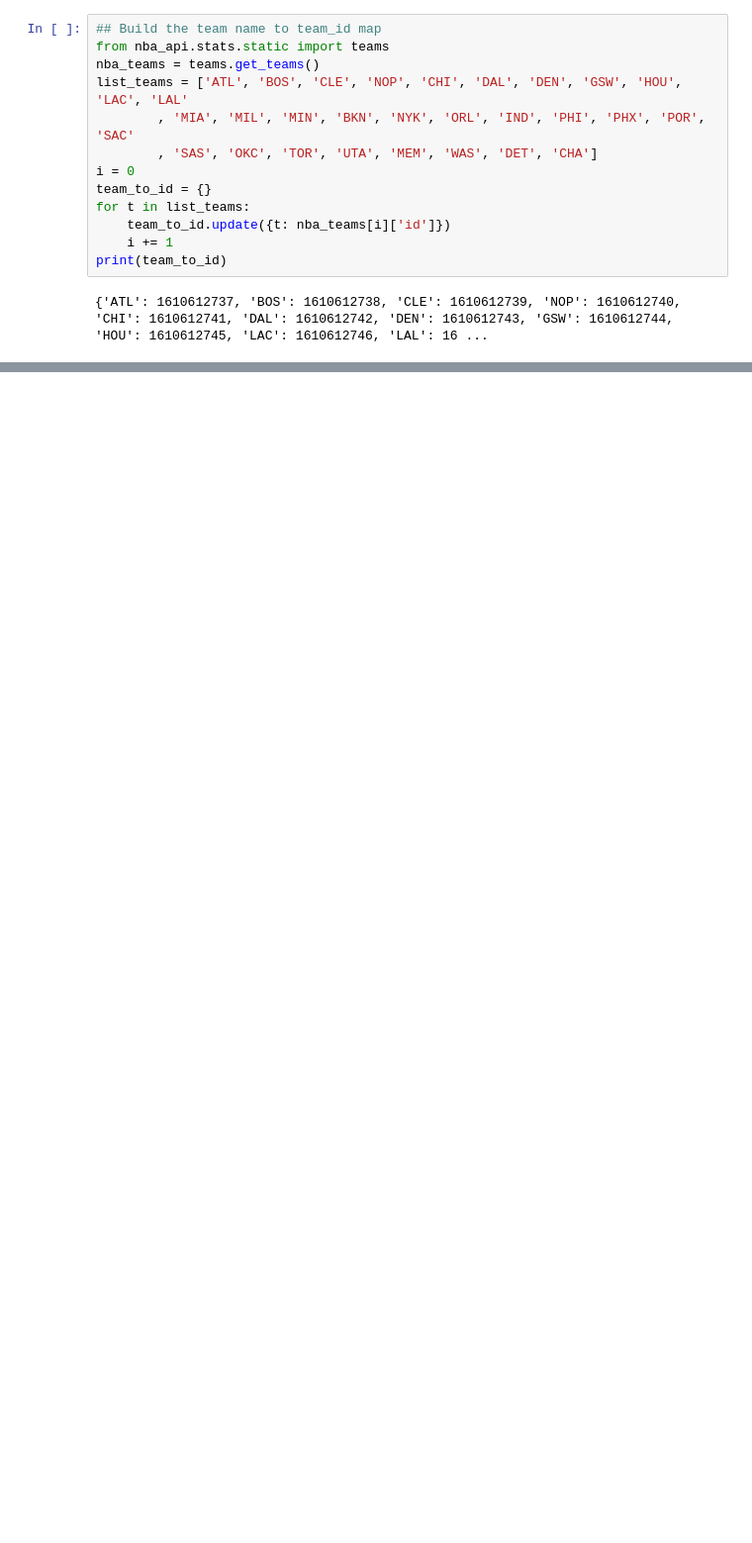
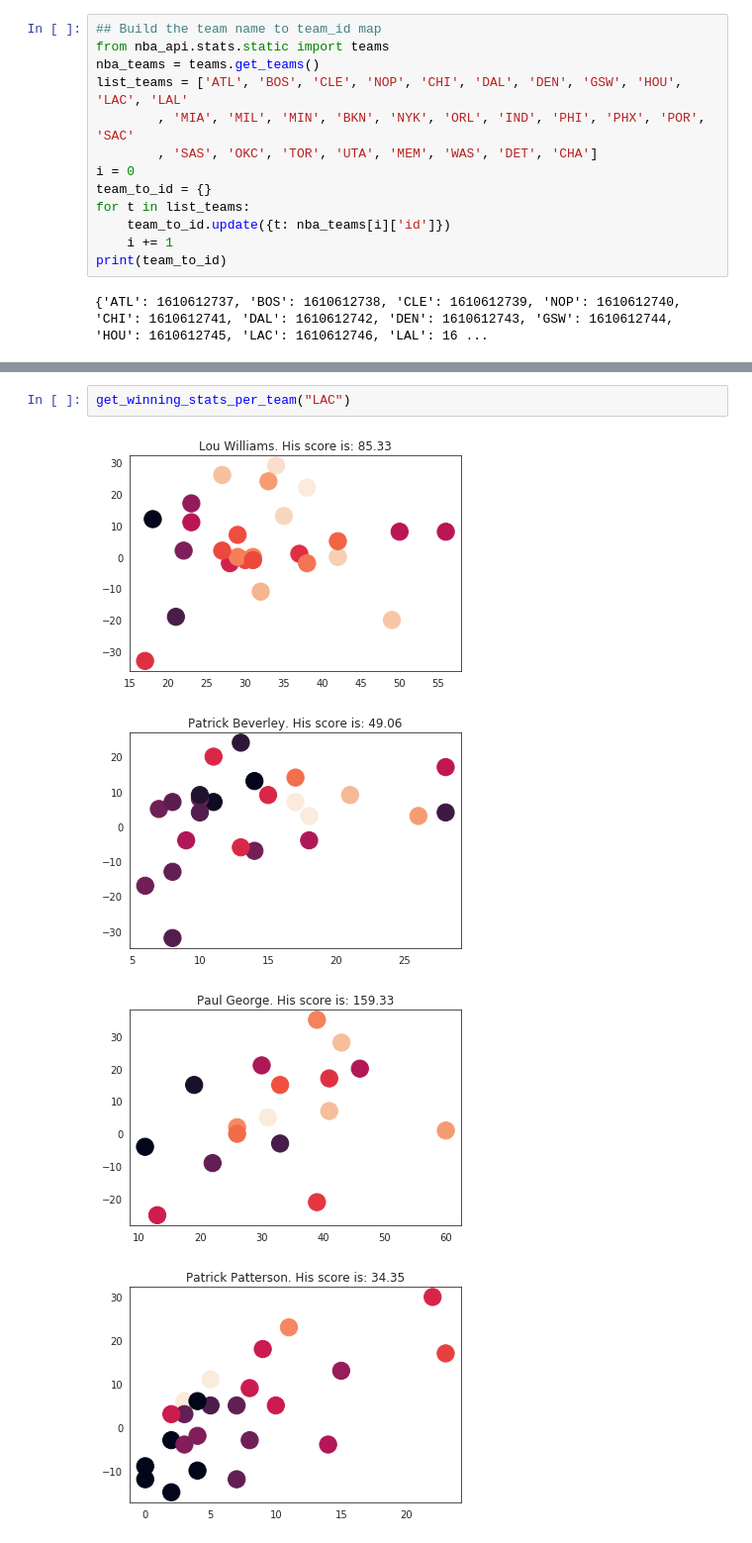
Before and after one commit to vtanguturi/NBAStatsVisualization, a Jupyter notebook: winning_stats.ipynb, the cells around one changed output, grey strips where cells are left out. Shown at 99% size. Drawn from its saved outputs; the diff is of its cells as text; blank space fills up the shorter version.

```diff
--- a/winning_stats.ipynb
+++ b/winning_stats.ipynb
@@ -117,0 +162,7 @@ get_winning_stats_per_team("MIA")
+# %%
+get_winning_stats_per_team("LAC")
+# %% [output]
+[figure, added]
+[figure, added]
+[figure, added]
+[figure, added]
```
Also changed, not shown: parts of 16 cells of this notebook, 1 other file.
